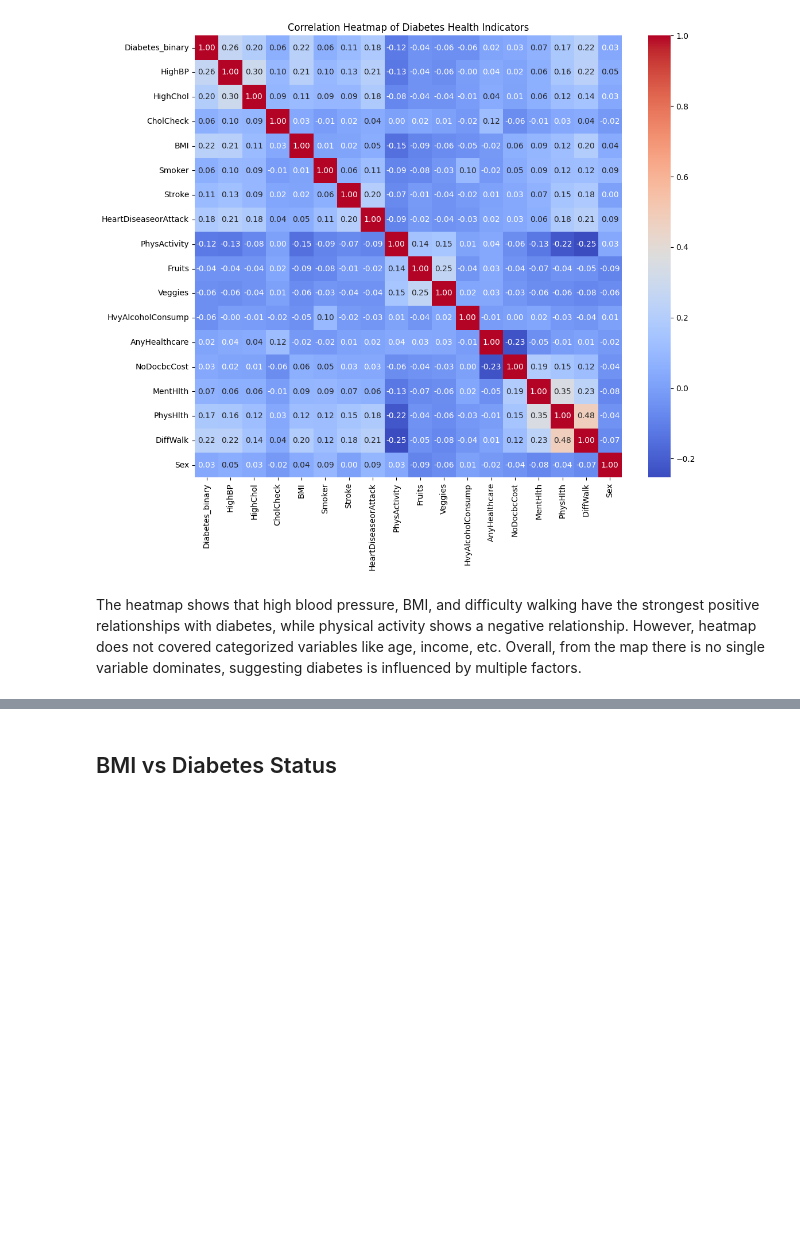
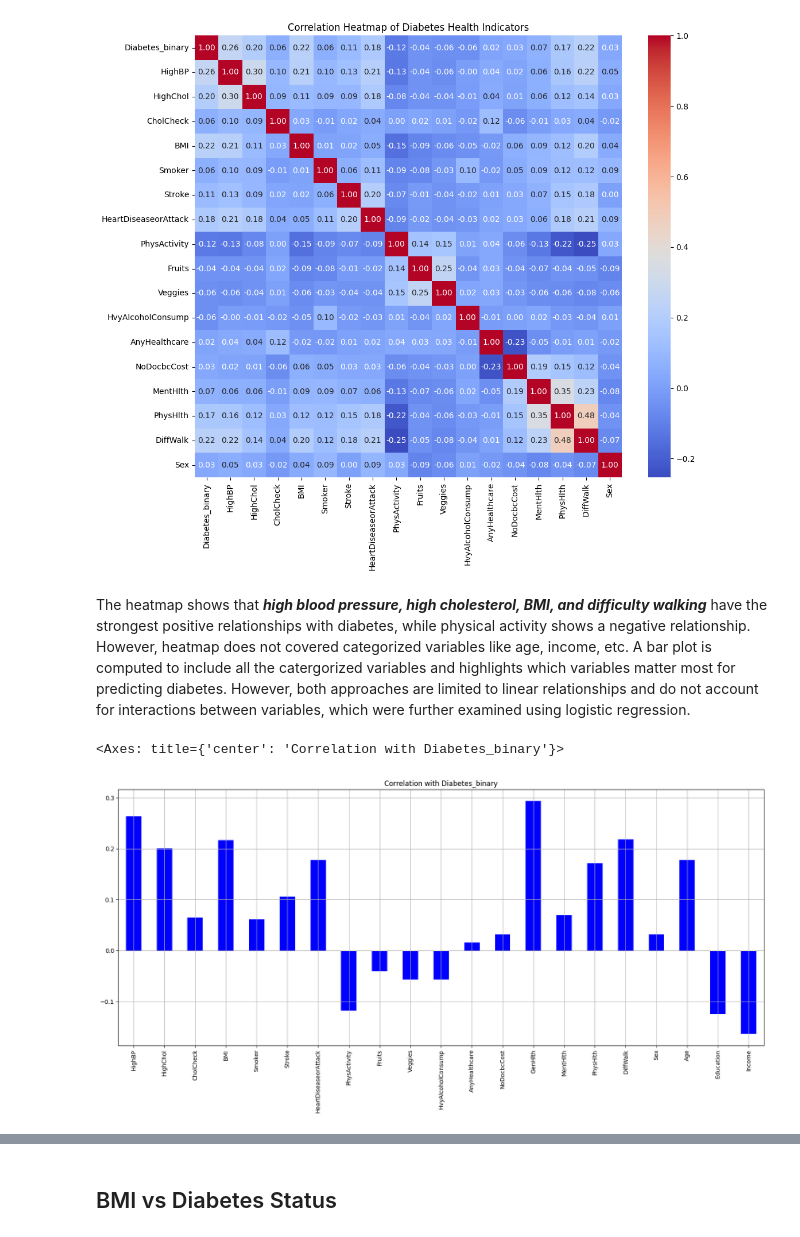
Before and after one commit to dtn2/BIFX546_diabetes-indicators, a Jupyter notebook: notebooks/EDA_diabetes_indicators.ipynb, the cells around one changed output, grey strips where cells are left out. Drawn from its saved outputs; the diff is of its cells as text; code cells hidden in the pictures; blank space fills up the shorter version.

```diff
--- a/notebooks/EDA_diabetes_indicators.ipynb
+++ b/notebooks/EDA_diabetes_indicators.ipynb
@@ -329,5 +285,10 @@ plt.show()
 # %% [output]
 [figure]
 # %% [markdown]
-The heatmap shows that high blood pressure, BMI, and difficulty walking have the strongest positive relationships with diabetes, while physical activity shows a negative relationship. However, heatmap does not covered categorized variables like age, income, etc.
-Overall, from the map there is no single variable dominates, suggesting diabetes is influenced by multiple factors.
+The heatmap shows that ***high blood pressure, high cholesterol, BMI, and difficulty walking*** have the strongest positive relationships with diabetes, while physical activity shows a negative relationship. However, heatmap does not covered categorized variables like age, income, etc. A bar plot is computed to include all the catergorized variables and highlights which variables matter most for predicting diabetes.
+However, both approaches are limited to linear relationships and do not account for interactions between variables, which were further examined using logistic regression.
+# %%
+df.drop('Diabetes_binary', axis=1).corrwith(df.Diabetes_binary).plot(kind='bar', grid=True, figsize=(20, 8), title="Correlation with Diabetes_binary",color="Blue")
+# %% [output]
+<Axes: title={'center': 'Correlation with Diabetes_binary'}>
+[figure, added]
```
Also changed, not shown: parts of 33 cells of this notebook.
